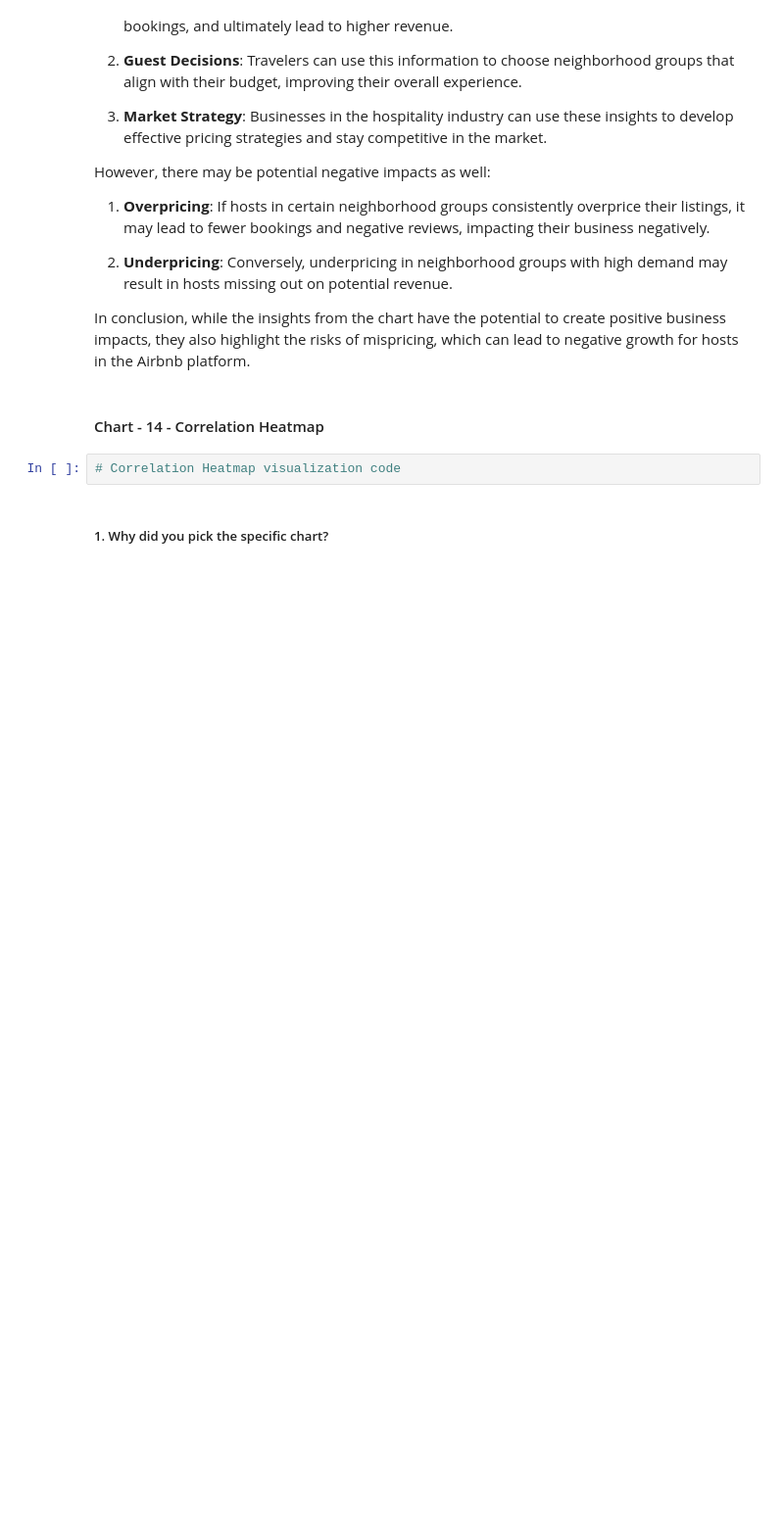
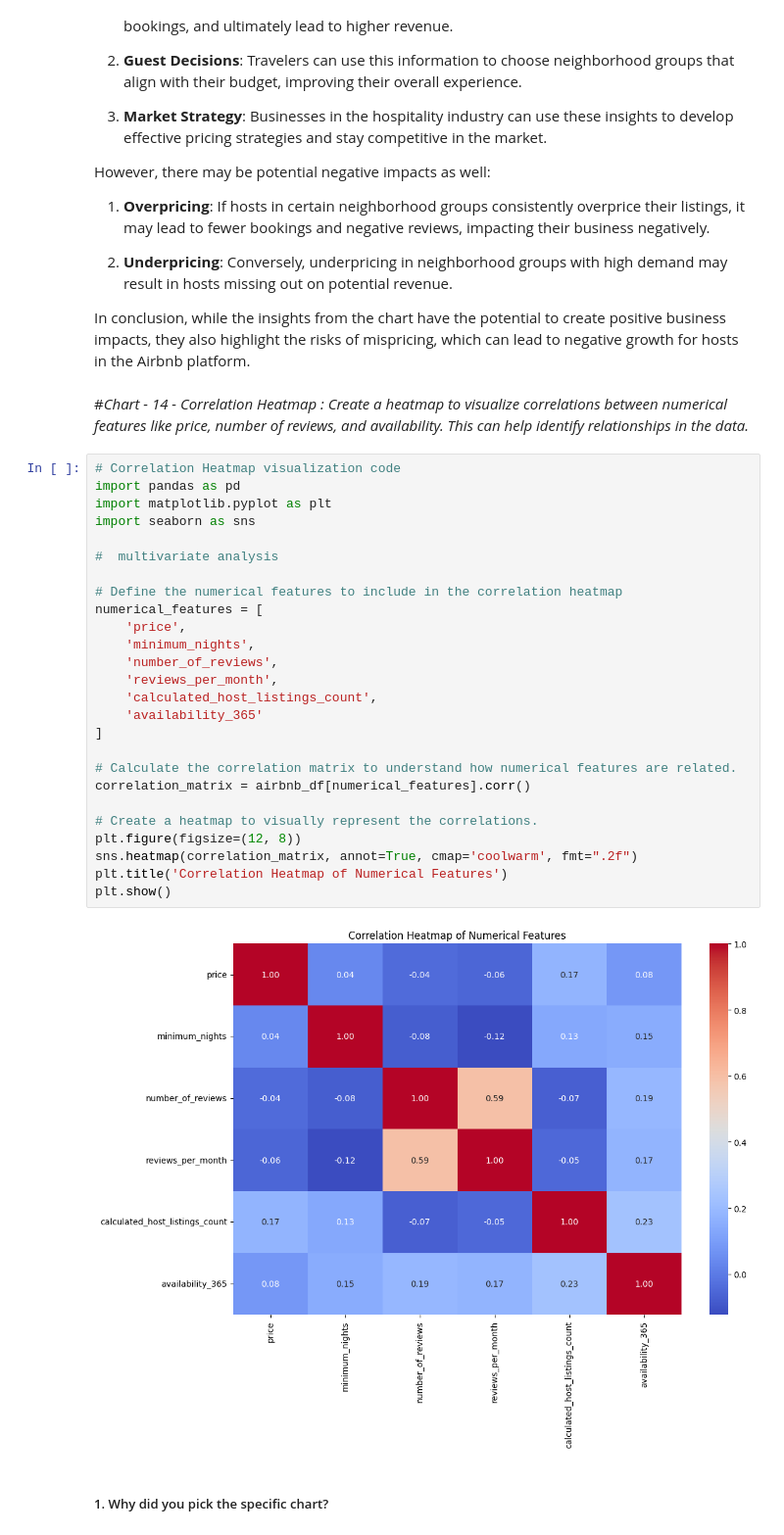
Before and after one commit to I-AM-PRASHANT-VERMA/Almabetter-Capstone-Project-AirBnb-Bookings-Exploratory-Data-Analysis, a Jupyter notebook: My_Airbnb_EDA_capstone_project.ipynb, the cells around one changed output. Shown at 98% size. Drawn from its saved outputs; the diff is of its cells as text; blank space fills up the shorter version.

```diff
--- a/My_Airbnb_EDA_capstone_project.ipynb
+++ b/My_Airbnb_EDA_capstone_project.ipynb
@@ -1224,9 +1224,35 @@ However, there may be potential negative impacts as well:
 2. **Underpricing**: Conversely, underpricing in neighborhood groups with high demand may result in hosts missing out on potential revenue.
 
 In conclusion, while the insights from the chart have the potential to create positive business impacts, they also highlight the risks of mispricing, which can lead to negative growth for hosts in the Airbnb platform.
-# %% [markdown]
-#### Chart - 14 - Correlation Heatmap
-# %%
-# Correlation Heatmap visualization code
+# %% [markdown]
+#*Chart - 14 - Correlation Heatmap : Create a heatmap to visualize correlations between numerical features like price, number of reviews, and availability. This can help identify relationships in the data.*
+# %%
+# Correlation Heatmap visualization code
+import pandas as pd
+import matplotlib.pyplot as plt
+import seaborn as sns
+
+#  multivariate analysis
+
+# Define the numerical features to include in the correlation heatmap
+numerical_features = [
+    'price',
+    'minimum_nights',
+    'number_of_reviews',
+    'reviews_per_month',
+    'calculated_host_listings_count',
+    'availability_365'
+]
+
+# Calculate the correlation matrix to understand how numerical features are related.
+correlation_matrix = airbnb_df[numerical_features].corr()
+
+# Create a heatmap to visually represent the correlations.
+plt.figure(figsize=(12, 8))
+sns.heatmap(correlation_matrix, annot=True, cmap='coolwarm', fmt=".2f")
+plt.title('Correlation Heatmap of Numerical Features')
+plt.show()
+# %% [output]
+[figure, added]
 # %% [markdown]
 ##### 1. Why did you pick the specific chart?
```
Also changed, not shown: parts of 12 cells of this notebook.
